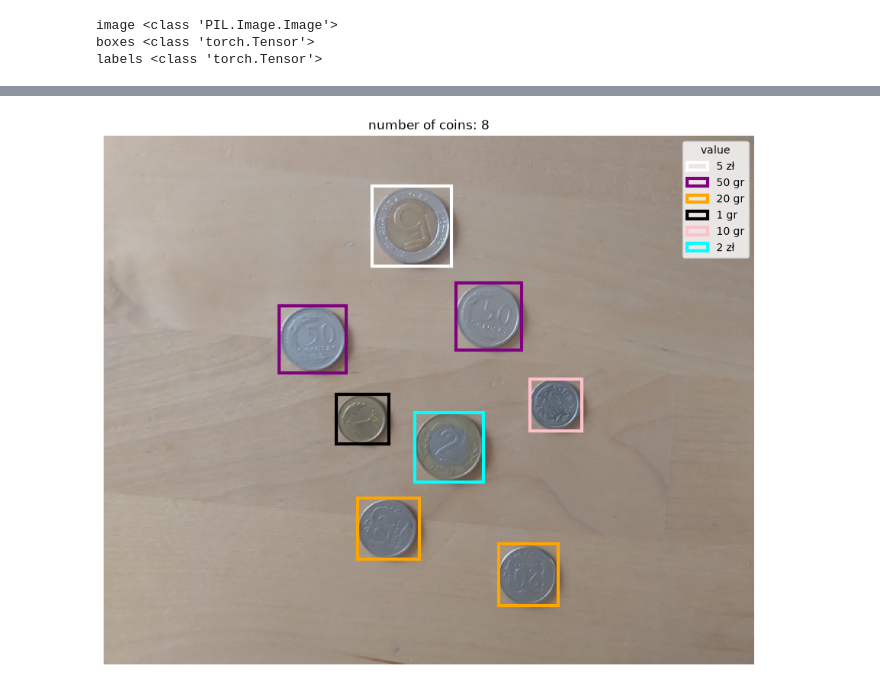
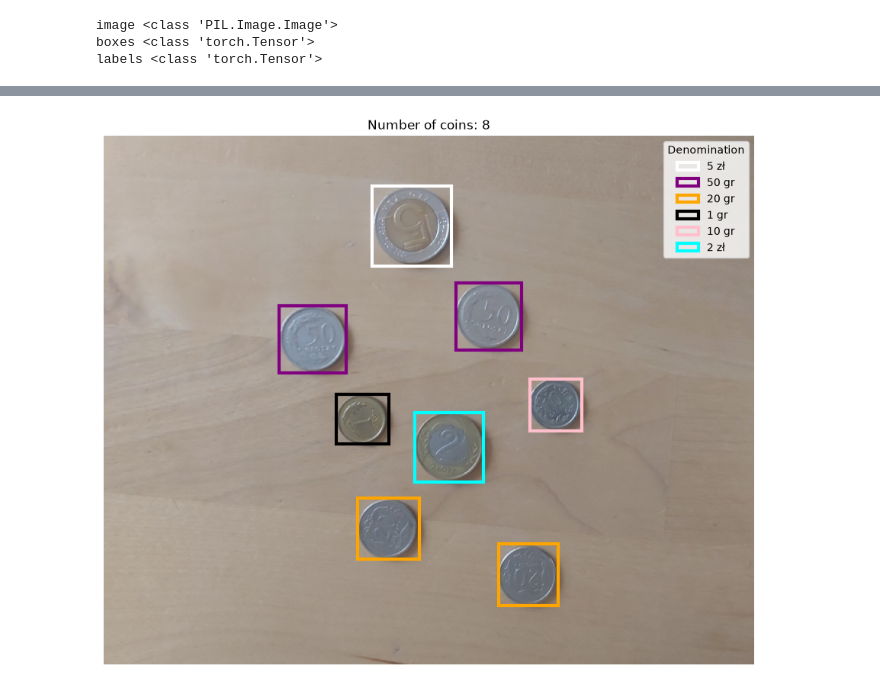
Before and after one commit to patrykn11/coin-detector, a Jupyter notebook: notebooks/explore_data.ipynb, the cells around one changed output, grey strips where cells are left out. Drawn from its saved outputs; the diff is of its cells as text; code cells hidden in the pictures.

```diff
--- a/notebooks/explore_data.ipynb
+++ b/notebooks/explore_data.ipynb
@@ -107,33 +107,33 @@ colors = {
     6: "green",
     7: "cyan",
     8: "white",
     9: "black"
 
 }
 
 fig, ax = plt.subplots(figsize=(12, 9))
 
 ax.imshow(image)
 
 for box, label in zip(boxes, labels):
     x1, y1, x2, y2 = box.tolist()
     rect = patches.Rectangle(
         (x1, y1),
         x2 - x1,
         y2 - y1,
         edgecolor=colors[int(label)],
         linewidth=3,
         facecolor="none",
         label=CLASS_NAMES[int(label)]
     )
     ax.add_patch(rect)
 
 handles, labels = ax.get_legend_handles_labels()
 unique = dict(zip(labels, handles))
 
-ax.legend(unique.values(), unique.keys(), title="value")
-ax.set_title(f"number of coins: {len(boxes)}")
+ax.legend(unique.values(), unique.keys(), title="Denomination")
+ax.set_title(f"Number of coins: {len(boxes)}")
 ax.axis("off")
 plt.show()
 # %% [output]
-[figure, old version]
+[figure, new version]
```
Also changed, not shown: parts of 8 cells of this notebook, 1 other file.
